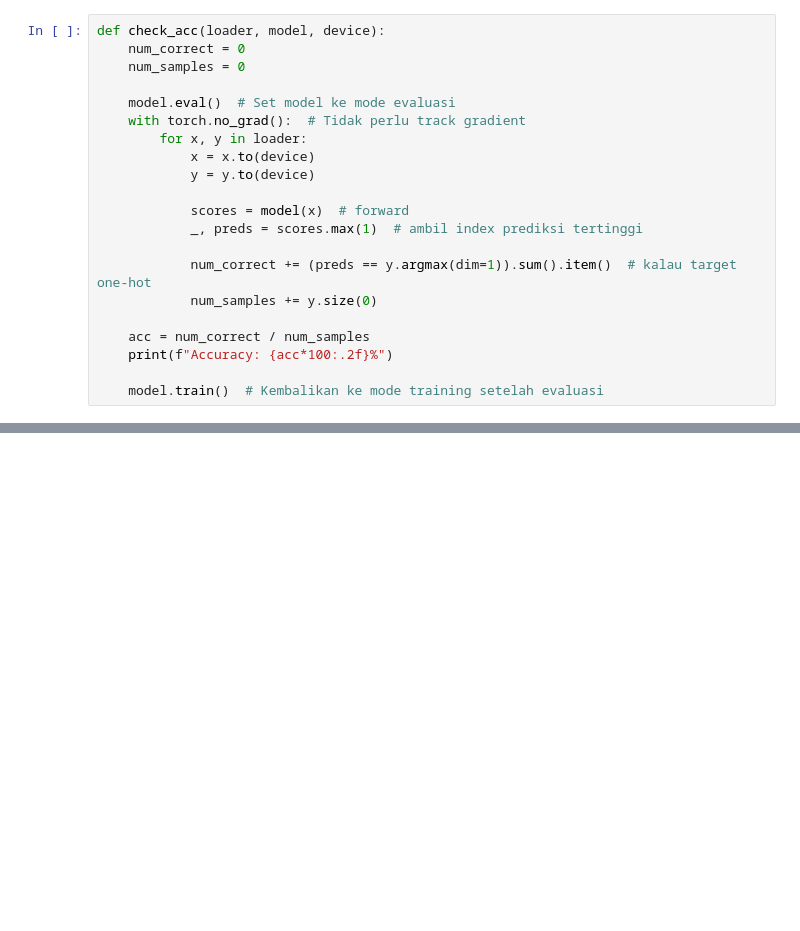
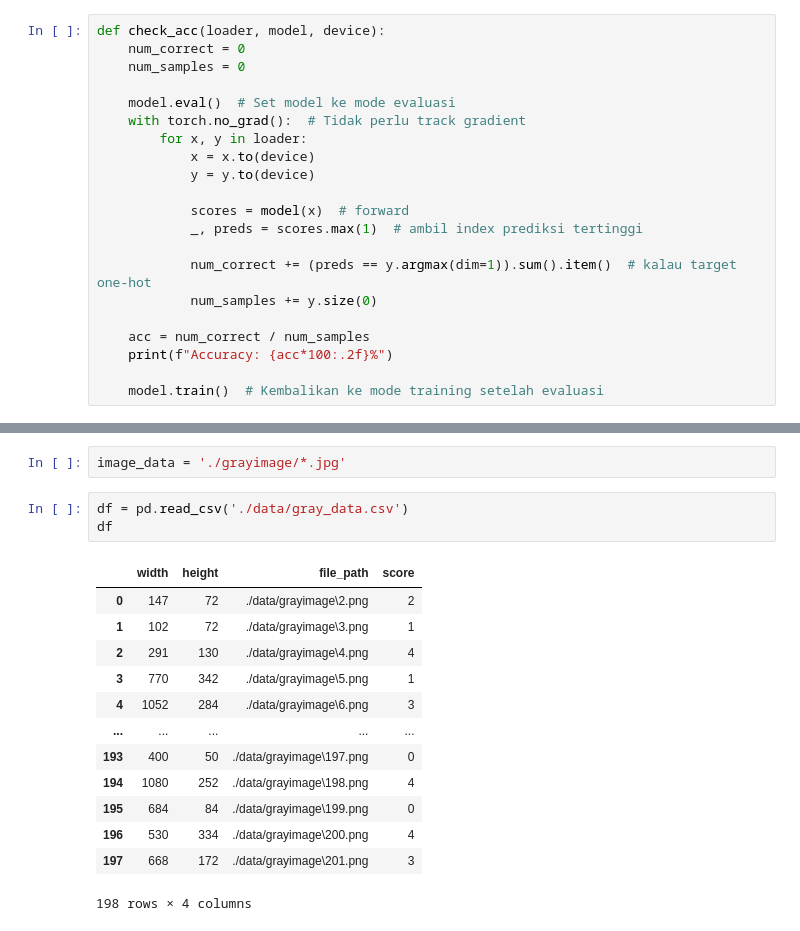
Before and after one commit to alexchtst/Tugas-Compvis, a Jupyter notebook: test.ipynb, the cells around one changed output, grey strips where cells are left out. Cells and saved outputs as stored; diff of their text form; blank space fills up the shorter version.

```diff
--- a/test.ipynb
+++ b/test.ipynb
@@ -366,0 +469,19 @@ check_acc(trainloader, loaded_model, device)
+# %%
+image_data = './grayimage/*.jpg'
+# %%
+df = pd.read_csv('./data/gray_data.csv')
+df
+# %% [output]
+|  | width | height | file_path | score |
+| 0 | 147 | 72 | ./data/grayimage\2.png | 2 |
+| 1 | 102 | 72 | ./data/grayimage\3.png | 1 |
+| 2 | 291 | 130 | ./data/grayimage\4.png | 4 |
+| 3 | 770 | 342 | ./data/grayimage\5.png | 1 |
+| 4 | 1052 | 284 | ./data/grayimage\6.png | 3 |
+| ... | ... | ... | ... | ... |
+| 193 | 400 | 50 | ./data/grayimage\197.png | 0 |
+| 194 | 1080 | 252 | ./data/grayimage\198.png | 4 |
+| 195 | 684 | 84 | ./data/grayimage\199.png | 0 |
+| 196 | 530 | 334 | ./data/grayimage\200.png | 4 |
+| 197 | 668 | 172 | ./data/grayimage\201.png | 3 |
+198 rows × 4 columns
```
Also changed, not shown: parts of 23 cells of this notebook, 1 other file.
